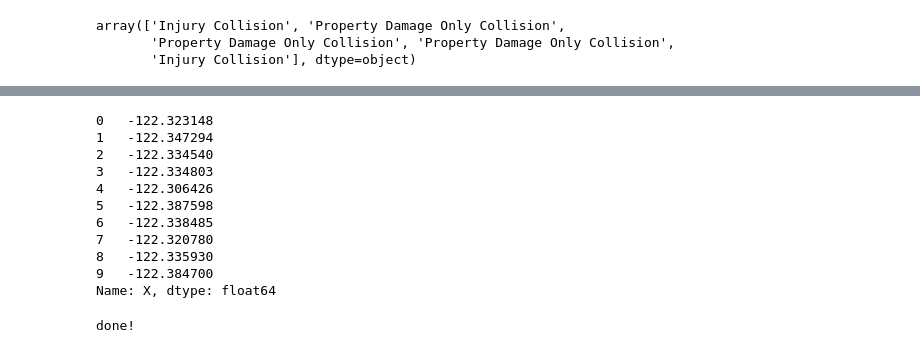
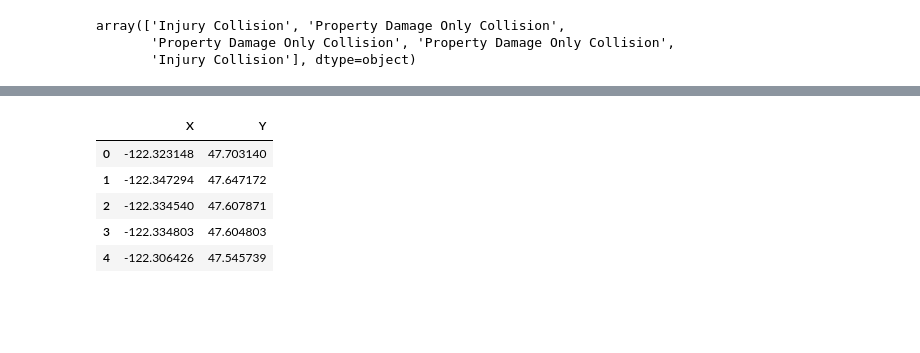
Before and after one commit to Flame-Sage/Coursera_Capstone, a Jupyter notebook: Capstone Notebook.ipynb, the cells around one changed output, grey strips where cells are left out. Saved outputs shown, nothing was run; the diff lists cells and outputs as text; code cells hidden in the pictures; blank space fills up the shorter version.

```diff
--- a/Capstone Notebook.ipynb
+++ b/Capstone Notebook.ipynb
@@ -201,20 +226,15 @@ Folium installed and imported!
 # %%
 crashloc = df[['X', 'Y']]
 crashloc = crashloc.dropna()
 crashloc.head()
-crashloc = crashloc[:10]
+#crashloc = crashloc[:1000] #limiting the length to save time for now
 #print(crashloc.X)
 # %% [output]
-0   -122.323148
-1   -122.347294
-2   -122.334540
-3   -122.334803
-4   -122.306426
-5   -122.387598
-6   -122.338485
-7   -122.320780
-8   -122.335930
-9   -122.384700
-Name: X, dtype: float64
+|  | X | Y |
+| 0 | -122.323148 | 47.703140 |
+| 1 | -122.347294 | 47.647172 |
+| 2 | -122.334540 | 47.607871 |
+| 3 | -122.334803 | 47.604803 |
+| 4 | -122.306426 | 47.545739 |
 # %%
 # define the world map
@@ -223,7 +243,7 @@ crashmap = folium.Map(location = [47.606, -122.332], zoom_start = 12)
 # display world map
 #crashmap #commenting out because i don't need a massive map showing up all the time
 # %%
-crash = folium.map.FeatureGroup()
+'''crash = folium.map.FeatureGroup()
 for lat, lng, in zip(crashloc.Y, crashloc.X):
     crash.add_child(
         folium.features.CircleMarker(
@@ -237,6 +257,4 @@ for lat, lng, in zip(crashloc.Y, crashloc.X):
     )
 
 crashmap.add_child(crash)
-print('done!')
+print('done!')'''
-# %% [output]
-done!
```
Also changed, not shown: parts of 26 cells of this notebook.
